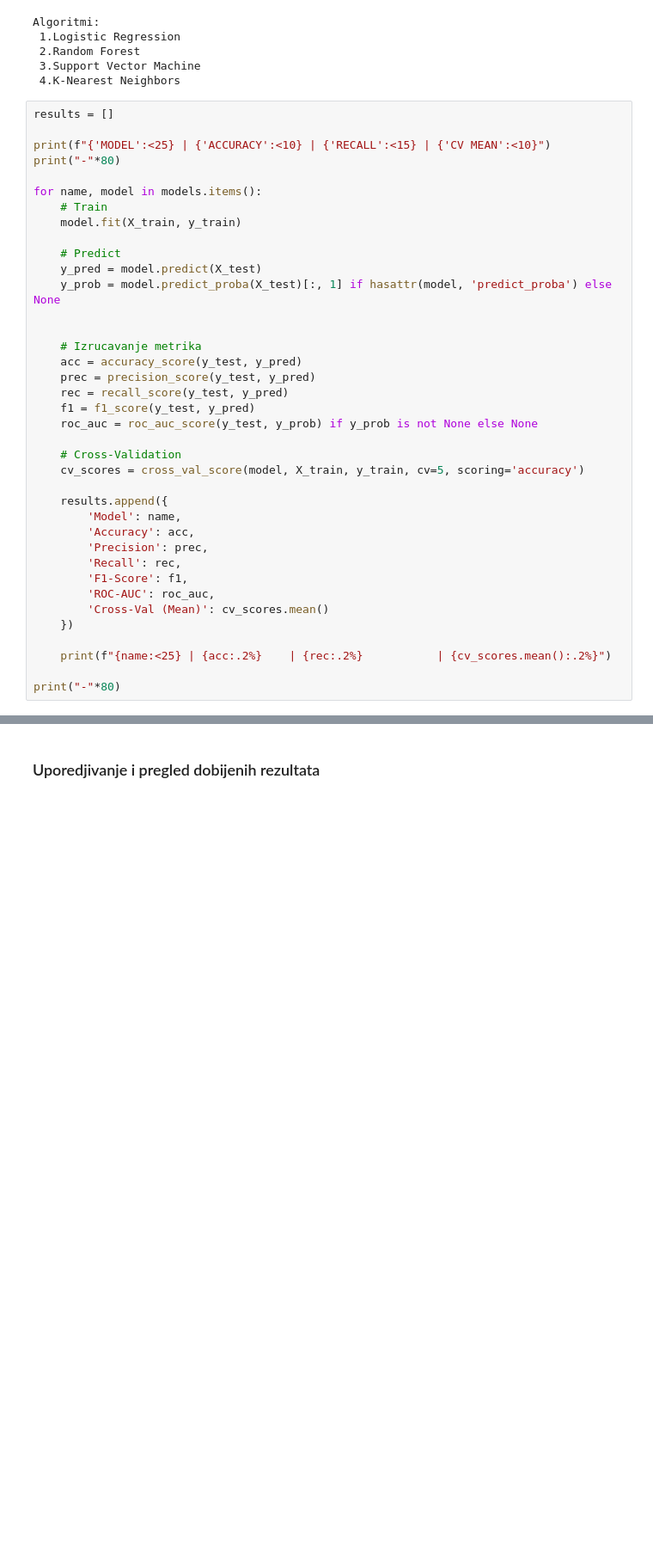
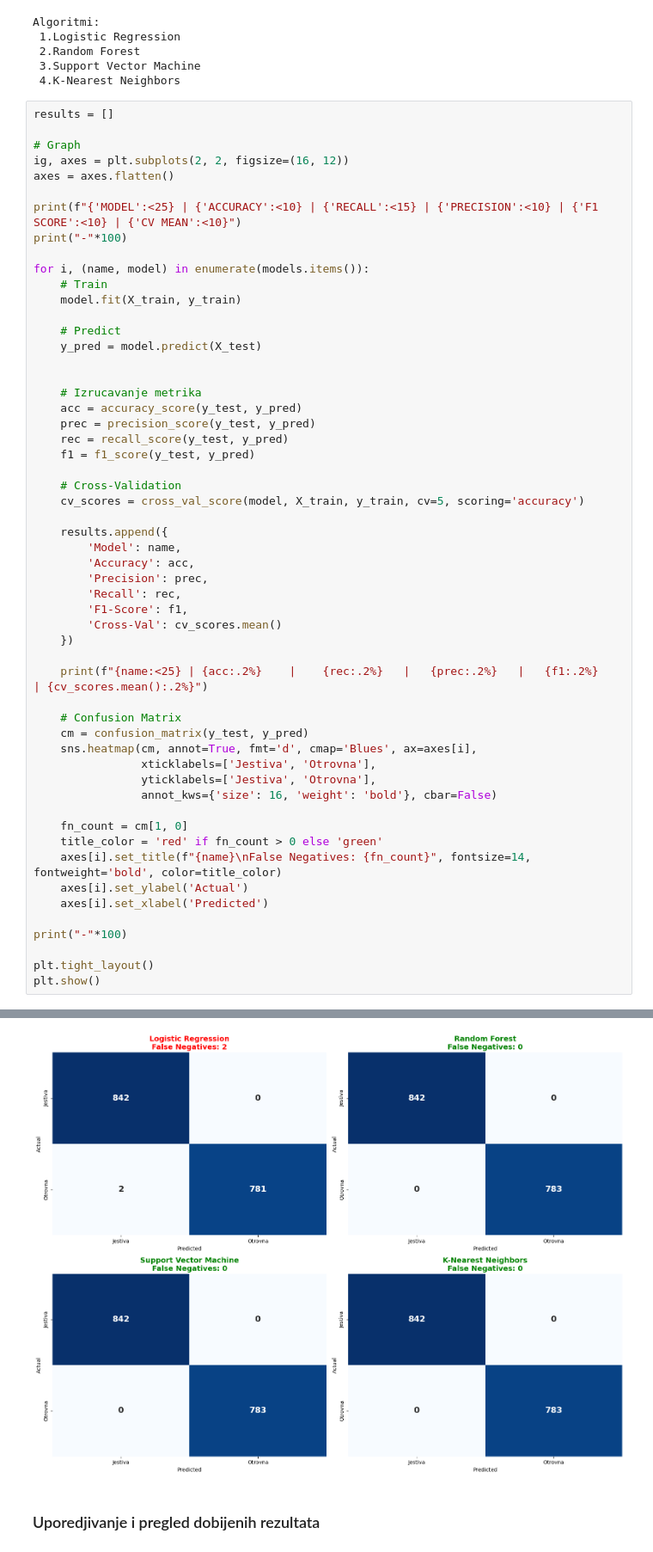
Before and after one commit to alxcek/mas-ai, a Jupyter notebook: machine_learning/01_mushroom_classification/classification.ipynb, the cells around one changed output, grey strips where cells are left out. Shown at 86% size. Drawn from its saved outputs; the diff is of its cells as text; blank space fills up the shorter version.

```diff
--- a/machine_learning/01_mushroom_classification/classification.ipynb
+++ b/machine_learning/01_mushroom_classification/classification.ipynb
@@ -534,16 +539,19 @@ Algoritmi:
 # %%
 results = []
 
-print(f"{'MODEL':<25} | {'ACCURACY':<10} | {'RECALL':<15} | {'CV MEAN':<10}")
-print("-"*80)
+# Graph
+ig, axes = plt.subplots(2, 2, figsize=(16, 12))
+axes = axes.flatten()
 
-for name, model in models.items():
+print(f"{'MODEL':<25} | {'ACCURACY':<10} | {'RECALL':<15} | {'PRECISION':<10} | {'F1 SCORE':<10} | {'CV MEAN':<10}")
+print("-"*100)
+
+for i, (name, model) in enumerate(models.items()):
     # Train
     model.fit(X_train, y_train)
 
     # Predict
     y_pred = model.predict(X_test)
-    y_prob = model.predict_proba(X_test)[:, 1] if hasattr(model, 'predict_proba') else None
 
 
     # Izrucavanje metrika
@@ -551,7 +559,6 @@ for name, model in models.items():
     prec = precision_score(y_test, y_pred)
     rec = recall_score(y_test, y_pred)
     f1 = f1_score(y_test, y_pred)
-    roc_auc = roc_auc_score(y_test, y_prob) if y_prob is not None else None
 
     # Cross-Validation
     cv_scores = cross_val_score(model, X_train, y_train, cv=5, scoring='accuracy')
@@ -562,11 +569,26 @@ for name, model in models.items():
         'Precision': prec,
         'Recall': rec,
         'F1-Score': f1,
-        'ROC-AUC': roc_auc,
-        'Cross-Val (Mean)': cv_scores.mean()
+        'Cross-Val': cv_scores.mean()
     })
 
-    print(f"{name:<25} | {acc:.2%}    | {rec:.2%}           | {cv_scores.mean():.2%}")
+    print(f"{name:<25} | {acc:.2%}    |    {rec:.2%}   |   {prec:.2%}   |   {f1:.2%}   | {cv_scores.mean():.2%}")
 
-print("-"*80)
+    # Confusion Matrix
+    cm = confusion_matrix(y_test, y_pred)
+    sns.heatmap(cm, annot=True, fmt='d', cmap='Blues', ax=axes[i],
+                xticklabels=['Jestiva', 'Otrovna'],
+                yticklabels=['Jestiva', 'Otrovna'],
+                annot_kws={'size': 16, 'weight': 'bold'}, cbar=False)
+
+    fn_count = cm[1, 0]
+    title_color = 'red' if fn_count > 0 else 'green'
+    axes[i].set_title(f"{name}\nFalse Negatives: {fn_count}", fontsize=14, fontweight='bold', color=title_color)
+    axes[i].set_ylabel('Actual')
+    axes[i].set_xlabel('Predicted')
+
+print("-"*100)
+
+plt.tight_layout()
+plt.show()
 # %% [output]
@@ -580,3 +602,4 @@ K-Nearest Neighbors       | 100.00%    | 100.00%           | 99.94%
+[figure, added]
 # %% [markdown]
 ### Uporedjivanje i pregled dobijenih rezultata
 # %%
```
Also changed, not shown: parts of 25 cells of this notebook.
